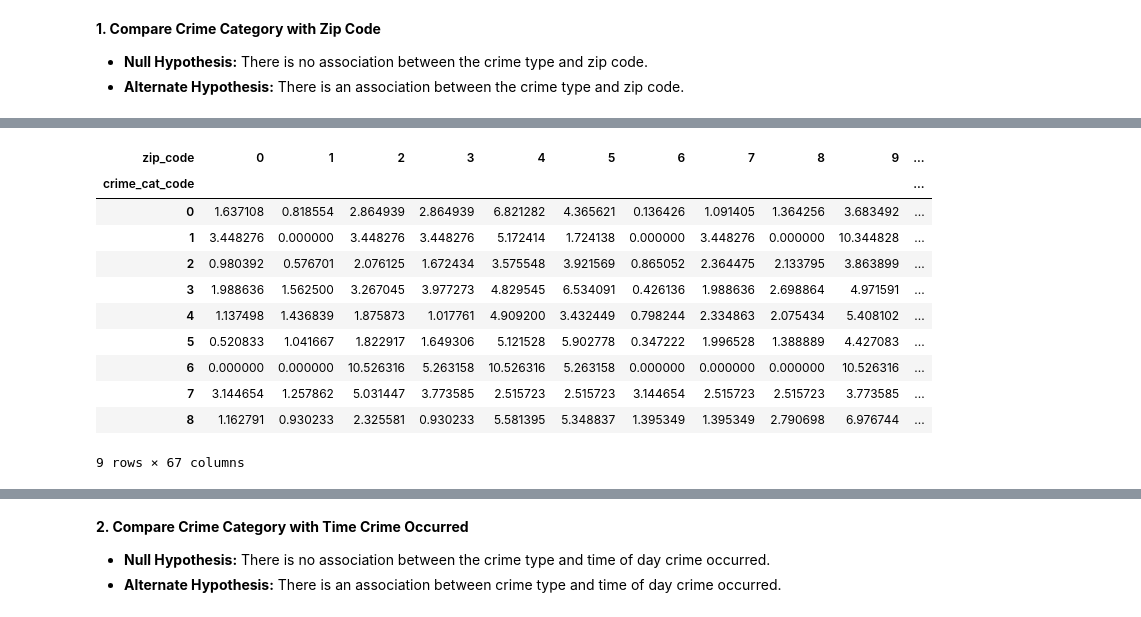
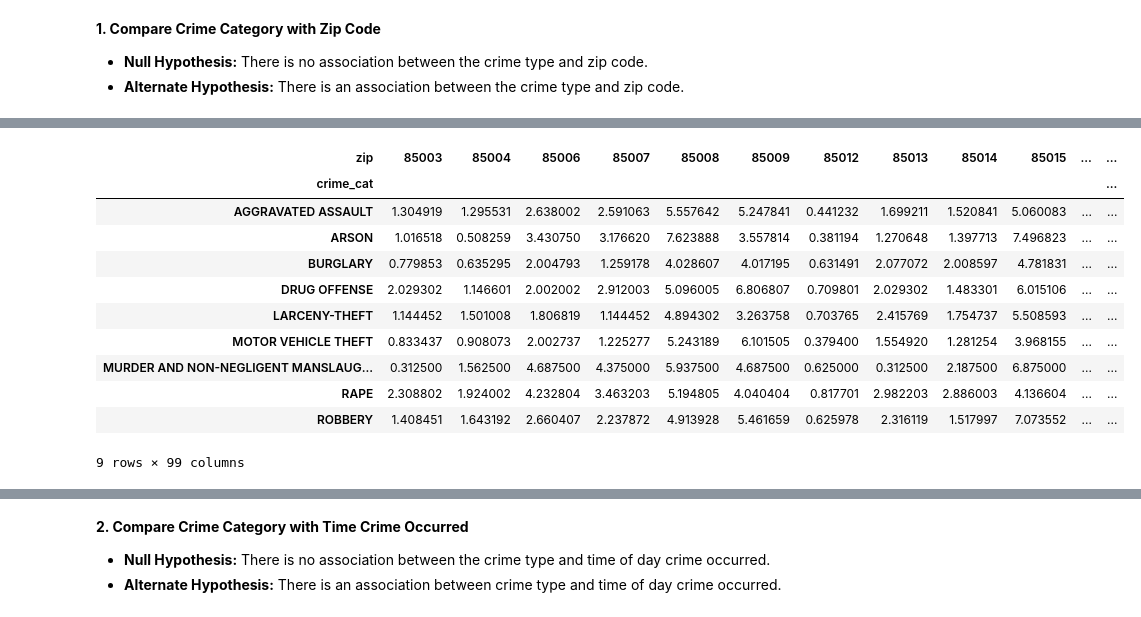
Before and after one commit to jpeterson28/DSCT_Capstone1, a Jupyter notebook: Code.ipynb, the cells around one changed output, grey strips where cells are left out. Drawn from its saved outputs; the diff is of its cells as text; code cells hidden in the pictures.

```diff
--- a/Code.ipynb
+++ b/Code.ipynb
@@ -328,15 +326 @@ dtypes: int64(4), object(5)
 memory usage: 11.3+ MB
-# %%
-# change df columns to catergory
-basket['crime_cat'] = basket['crime_cat'].astype('category')
-basket['zip'] = basket['zip'].astype('category')
-basket['premise_type'] = basket['premise_type'].astype('category')
-basket['occ_on_season'] = basket['occ_on_season'].astype('category')
-basket['occ_on_dayofweek'] = basket['occ_on_dayofweek'].astype('category')
-# %%
-# assign category codes
-basket['crime_cat_code'] = basket['crime_cat'].cat.codes
-basket['zip_code'] = basket['zip'].cat.codes
-basket['premise_type_code'] = basket['premise_type'].cat.codes
-basket['occ_on_season_code'] = basket['occ_on_season'].cat.codes
-basket['occ_on_dayofweek_code'] = basket['occ_on_dayofweek'].cat.codes
@@ -490,0 +327,19 @@ rules_1
+# %%
+# change int to string
+basket['occ_on_month'] = basket['occ_on_month'].astype(str)
+basket['occ_on_day'] = basket['occ_on_day'].astype(str)
+basket['occ_on_year'] = basket['occ_on_year'].astype(str)
+# %%
+# change month number to string (e.g Jan, Feb, etc.)
+basket.loc[basket['occ_on_month'] == '1'] = basket.loc[basket['occ_on_month'] == '1'].replace('1', 'Jan')
+basket.loc[basket['occ_on_month'] == '2'] = basket.loc[basket['occ_on_month'] == '2'].replace('2', 'Feb')
+basket.loc[basket['occ_on_month'] == '3'] = basket.loc[basket['occ_on_month'] == '3'].replace('3', 'Mar')
+basket.loc[basket['occ_on_month'] == '4'] = basket.loc[basket['occ_on_month'] == '4'].replace('4', 'Apr')
+basket.loc[basket['occ_on_month'] == '5'] = basket.loc[basket['occ_on_month'] == '5'].replace('5', 'May')
+basket.loc[basket['occ_on_month'] == '6'] = basket.loc[basket['occ_on_month'] == '6'].replace('6', 'Jun')
+basket.loc[basket['occ_on_month'] == '7'] = basket.loc[basket['occ_on_month'] == '7'].replace('7', 'Jul')
+basket.loc[basket['occ_on_month'] == '8'] = basket.loc[basket['occ_on_month'] == '8'].replace('8', 'Aug')
+basket.loc[basket['occ_on_month'] == '9'] = basket.loc[basket['occ_on_month'] == '9'].replace('9', 'Sep')
+basket.loc[basket['occ_on_month'] == '10'] = basket.loc[basket['occ_on_month'] == '10'].replace('10', 'Oct')
+basket.loc[basket['occ_on_month'] == '11'] = basket.loc[basket['occ_on_month'] == '11'].replace('11', 'Nov')
+basket.loc[basket['occ_on_month'] == '12'] = basket.loc[basket['occ_on_month'] == '12'].replace('12', 'Dec')
@@ -534,20 +426,20 @@ con_table
 # %%
 # contingecy table with percentages
-con_table_percent = pd.crosstab(index=basket_rand_samp.crime_cat_code, columns=basket_rand_samp.zip_code).apply(lambda r: (r/r.sum())*100, axis=1)
+con_table_percent = pd.crosstab(index=basket.crime_cat, columns=basket.zip).apply(lambda r: (r/r.sum())*100, axis=1)
 con_table_percent
 # %% [output]
-| zip_code | 0 | 1 | 2 | 3 | 4 | 5 | 6 | 7 | 8 | 9 | ... |
-| crime_cat_code |  |  |  |  |  |  |  |  |  |  | ... |
-| 0 | 1.637108 | 0.818554 | 2.864939 | 2.864939 | 6.821282 | 4.365621 | 0.136426 | 1.091405 | 1.364256 | 3.683492 | ... |
-| 1 | 3.448276 | 0.000000 | 3.448276 | 3.448276 | 5.172414 | 1.724138 | 0.000000 | 3.448276 | 0.000000 | 10.344828 | ... |
-| 2 | 0.980392 | 0.576701 | 2.076125 | 1.672434 | 3.575548 | 3.921569 | 0.865052 | 2.364475 | 2.133795 | 3.863899 | ... |
-| 3 | 1.988636 | 1.562500 | 3.267045 | 3.977273 | 4.829545 | 6.534091 | 0.426136 | 1.988636 | 2.698864 | 4.971591 | ... |
-| 4 | 1.137498 | 1.436839 | 1.875873 | 1.017761 | 4.909200 | 3.432449 | 0.798244 | 2.334863 | 2.075434 | 5.408102 | ... |
-| 5 | 0.520833 | 1.041667 | 1.822917 | 1.649306 | 5.121528 | 5.902778 | 0.347222 | 1.996528 | 1.388889 | 4.427083 | ... |
-| 6 | 0.000000 | 0.000000 | 10.526316 | 5.263158 | 10.526316 | 5.263158 | 0.000000 | 0.000000 | 0.000000 | 10.526316 | ... |
-| 7 | 3.144654 | 1.257862 | 5.031447 | 3.773585 | 2.515723 | 2.515723 | 3.144654 | 2.515723 | 2.515723 | 3.773585 | ... |
-| 8 | 1.162791 | 0.930233 | 2.325581 | 0.930233 | 5.581395 | 5.348837 | 1.395349 | 1.395349 | 2.790698 | 6.976744 | ... |
+| zip | 85003 | 85004 | 85006 | 85007 | 85008 | 85009 | 85012 | 85013 | 85014 | 85015 | ... | ... |
+| crime_cat |  |  |  |  |  |  |  |  |  |  |  | ... |
+| AGGRAVATED ASSAULT | 1.304919 | 1.295531 | 2.638002 | 2.591063 | 5.557642 | 5.247841 | 0.441232 | 1.699211 | 1.520841 | 5.060083 | ... | ... |
+| ARSON | 1.016518 | 0.508259 | 3.430750 | 3.176620 | 7.623888 | 3.557814 | 0.381194 | 1.270648 | 1.397713 | 7.496823 | ... | ... |
+| BURGLARY | 0.779853 | 0.635295 | 2.004793 | 1.259178 | 4.028607 | 4.017195 | 0.631491 | 2.077072 | 2.008597 | 4.781831 | ... | ... |
+| DRUG OFFENSE | 2.029302 | 1.146601 | 2.002002 | 2.912003 | 5.096005 | 6.806807 | 0.709801 | 2.029302 | 1.483301 | 6.015106 | ... | ... |
+| LARCENY-THEFT | 1.144452 | 1.501008 | 1.806819 | 1.144452 | 4.894302 | 3.263758 | 0.703765 | 2.415769 | 1.754737 | 5.508593 | ... | ... |
+| MOTOR VEHICLE THEFT | 0.833437 | 0.908073 | 2.002737 | 1.225277 | 5.243189 | 6.101505 | 0.379400 | 1.554920 | 1.281254 | 3.968155 | ... | ... |
+| MURDER AND NON-NEGLIGENT MANSLAUG... | 0.312500 | 1.562500 | 4.687500 | 4.375000 | 5.937500 | 4.687500 | 0.625000 | 0.312500 | 2.187500 | 6.875000 | ... | ... |
+| RAPE | 2.308802 | 1.924002 | 4.232804 | 3.463203 | 5.194805 | 4.040404 | 0.817701 | 2.982203 | 2.886003 | 4.136604 | ... | ... |
+| ROBBERY | 1.408451 | 1.643192 | 2.660407 | 2.237872 | 4.913928 | 5.461659 | 0.625978 | 2.316119 | 1.517997 | 7.073552 | ... | ... |
-9 rows × 67 columns
+9 rows × 99 columns
 # %%
 # chi square test
 chi2, p, dof, ex =stats.chi2_contingency(con_table)
```
Also changed, not shown: parts of 41 cells of this notebook, 2 other files.
